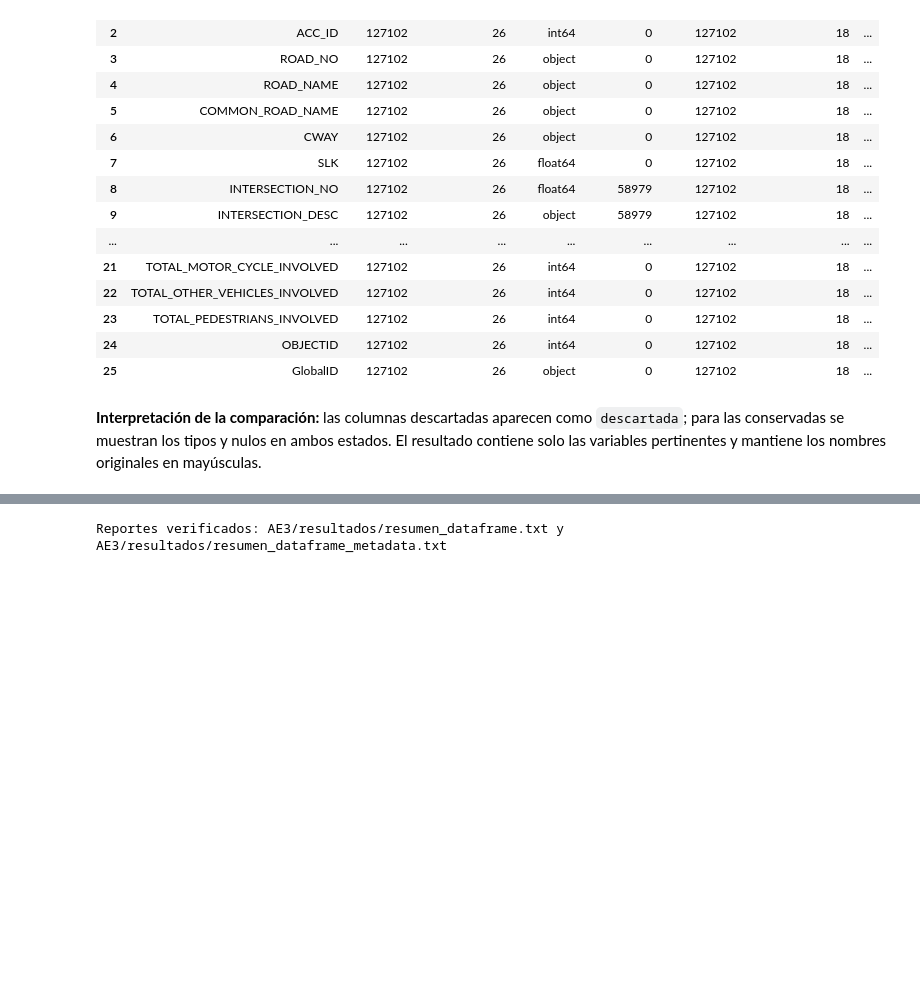
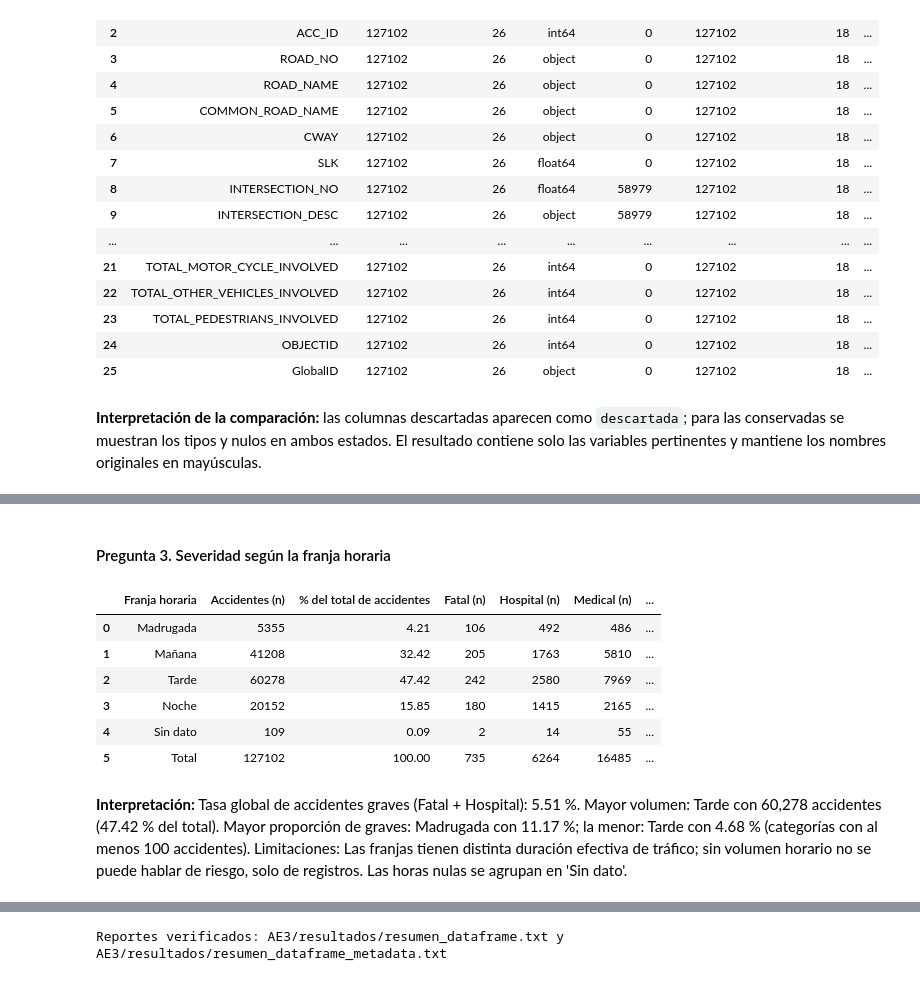
Before and after one commit to juanrenteria-ai/PI_2026_IUD, a Jupyter notebook: AE3/notebooks/AE3_Transformacion_Enriquecimiento.ipynb, the cells around one changed output, grey strips where cells are left out. Drawn from its saved outputs; the diff is of its cells as text; code cells hidden in the pictures; blank space fills up the shorter version.

```diff
--- a/AE3/notebooks/AE3_Transformacion_Enriquecimiento.ipynb
+++ b/AE3/notebooks/AE3_Transformacion_Enriquecimiento.ipynb
@@ -178,0 +288,14 @@ La Persona B agregará aquí las variables derivadas y las tablas de resultados.
+# %% [markdown]
+#### Pregunta 3. Severidad según la franja horaria
+# %%
+display(tablas["tabla_franja_horaria"])
+display(Markdown("**Interpretación:** " + enriquecimiento.interpretar_tabla("tabla_franja_horaria", tablas["tabla_franja_horaria"])))
+# %% [output]
+|  | Franja horaria | Accidentes (n) | % del total de accidentes | Fatal (n) | Hospital (n) | Medical (n) | ... |
+| 0 | Madrugada | 5355 | 4.21 | 106 | 492 | 486 | ... |
+| 1 | Mañana | 41208 | 32.42 | 205 | 1763 | 5810 | ... |
+| 2 | Tarde | 60278 | 47.42 | 242 | 2580 | 7969 | ... |
+| 3 | Noche | 20152 | 15.85 | 180 | 1415 | 2165 | ... |
+| 4 | Sin dato | 109 | 0.09 | 2 | 14 | 55 | ... |
+| 5 | Total | 127102 | 100.00 | 735 | 6264 | 16485 | ... |
+**Interpretación:** Tasa global de accidentes graves (Fatal + Hospital): 5.51 %. Mayor volumen: Tarde con 60,278 accidentes (47.42 % del total). Mayor proporción de graves: Madrugada con 11.17 %; la menor: Tarde con 4.68 % (categorías con al menos 100 accidentes). Limitaciones: Las franjas tienen distinta duración efectiva de tráfico; sin volumen horario no se puede hablar de riesgo, solo de registros. Las horas nulas se agrupan en 'Sin dato'.
```
Also changed, not shown: parts of 33 cells of this notebook, 6 other files.
